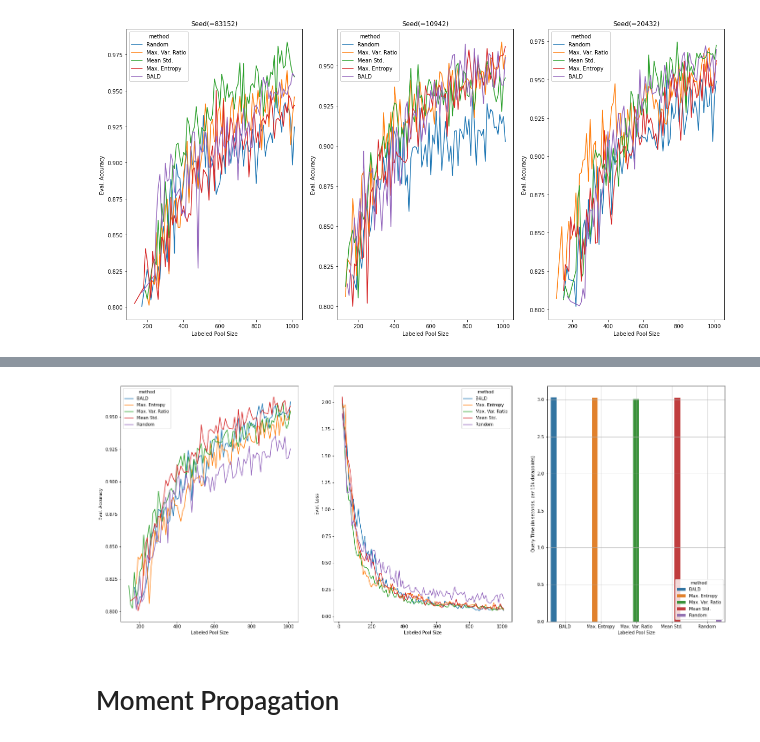
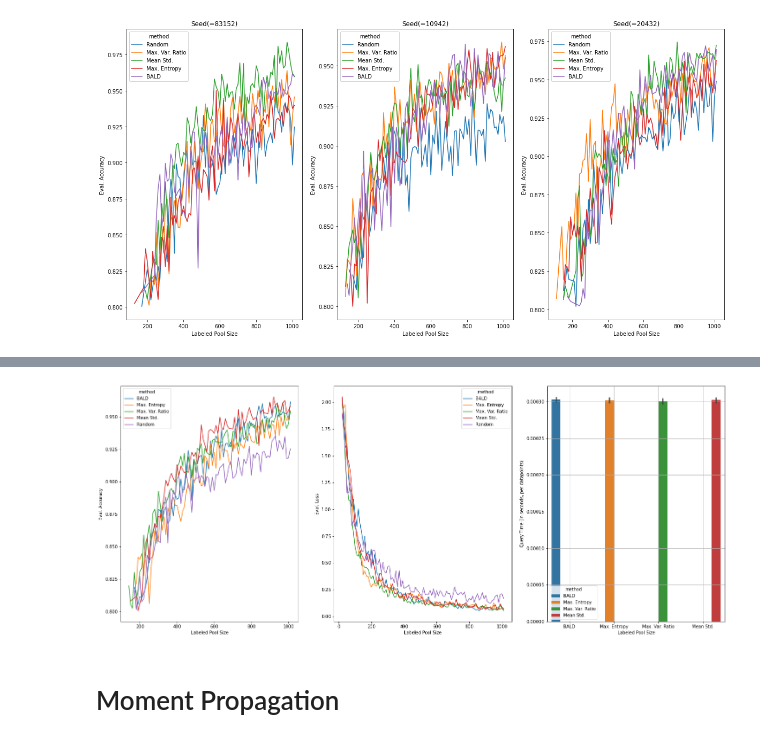
Before and after one commit to ExLeonem/master-thesis-code, a Jupyter notebook: wp/notebooks/experiments/mnist/fchollet.ipynb, the cells around one changed output, grey strips where cells are left out. Saved outputs shown, nothing was run; the diff lists cells and outputs as text; code cells hidden in the pictures.

```diff
--- a/wp/notebooks/experiments/mnist/fchollet.ipynb
+++ b/wp/notebooks/experiments/mnist/fchollet.ipynb
@@ -162,21 +188,22 @@ add_mean_query_time(merged)
 # %%
 fig, ax = plt.subplots(1, 3, figsize=(25, 10))
 
 acc_filter = merged["eval_accuracy"] >= 0.8
 sns.lineplot(ax=ax[0], data=merged[acc_filter], x="labeled_pool_size", y="eval_accuracy", hue="method")
 ax[0].set_xlabel("Labeled Pool Size")
 ax[0].set_ylabel("Eval. Accuracy")
 
 sns.lineplot(ax=ax[1], data=merged, x="labeled_pool_size", y="eval_loss", hue="method")
 ax[1].set_xlabel("Labeled Pool Size")
 ax[1].set_ylabel("Eval. Loss")
 
-sns.barplot(ax=ax[2], data=merged, x="method", y="mean_query_time", hue="method")
+method_selector = merged["method"] != "Random"
+sns.barplot(ax=ax[2], data=merged[method_selector], x="method", y="query_time_per_10k", hue="method", ci="sd")
 ax[2].set_xlabel("Labeled Pool Size")
-ax[2].set_ylabel("Query Time (in seconds, per 10k datapoints)")
+ax[2].set_ylabel("Query Time (in seconds, per datapoints)")
 ax[2].grid()
 # %% [output]
-[figure, old version]
+[figure, new version]
 # %% [markdown]
 # Moment Propagation
 # %%
```
Also changed, not shown: parts of 10 cells of this notebook, 8 other files.
